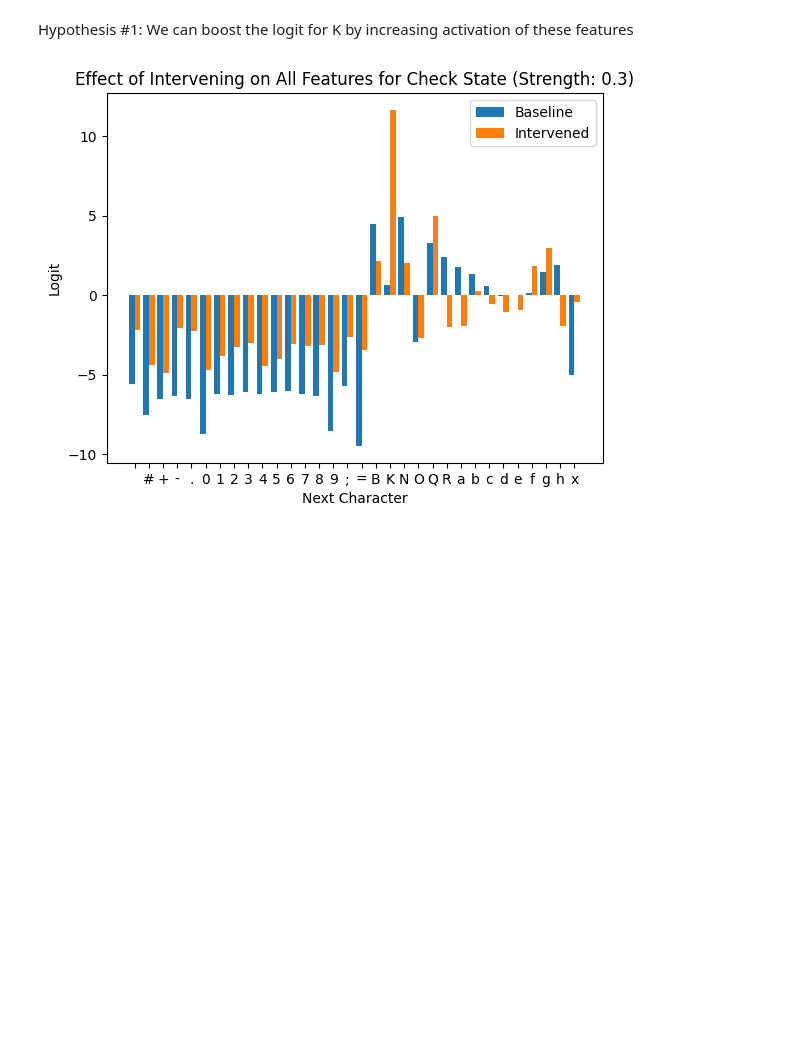
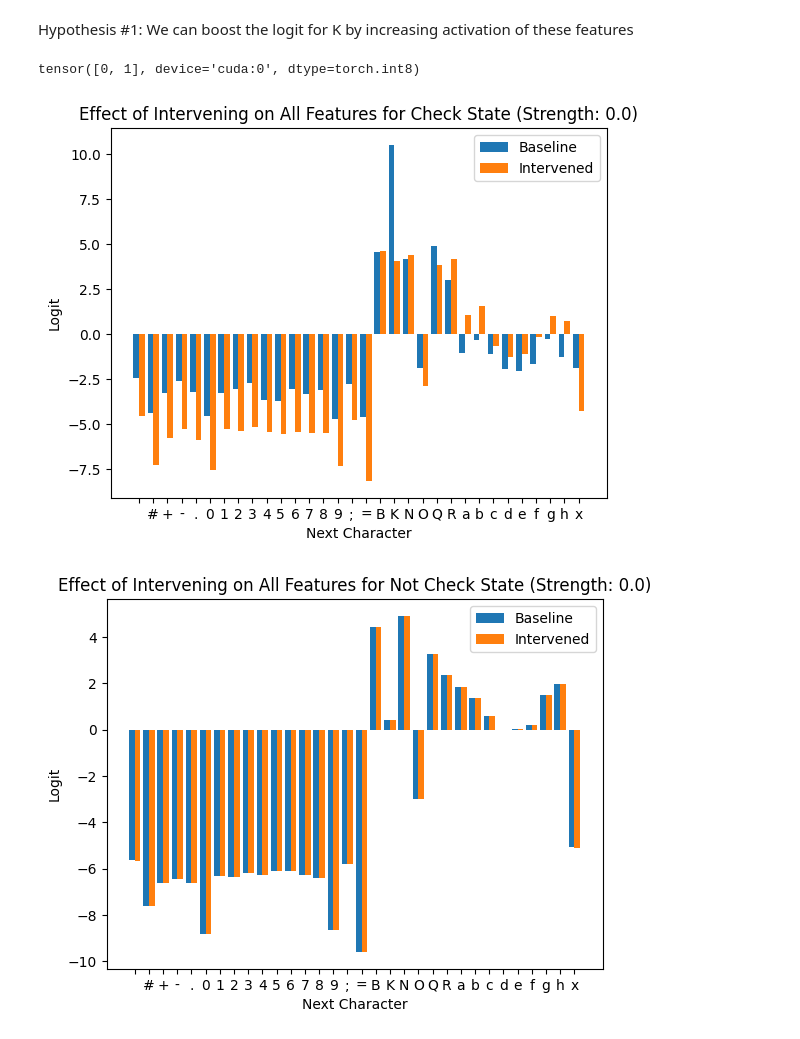
Before and after one commit to jkutaso/chessgpt_sae, a Jupyter notebook: hypothesis_testing_1.ipynb, the cells around one changed output. Saved outputs shown, nothing was run; the diff lists cells and outputs as text; code cells hidden in the pictures; blank space fills up the shorter version.

Commit message:
Some interesting plots

```diff
--- a/hypothesis_testing_1.ipynb
+++ b/hypothesis_testing_1.ipynb
@@ -128,4 +132,8 @@ tensor([1.0000, 1.0000, 1.0000, 1.0000, 1.0000, 1.0000, 1.0000, 0.5000, 1.0000,
         1.0000, 1.0000, 1.0000], device='cuda:0')
 # %% [markdown]
 Hypothesis #1: We can boost the logit for K by increasing activation of these features
+# %%
+is_check.unique()
+# %% [output]
+tensor([0, 1], device='cuda:0', dtype=torch.int8)
 # %%
@@ -166,21 +191,39 @@ def get_all_logits(feature_list, strength):
 # %%
-example_strength = 0.3
-averaged_baseline_logits, averaged_intervened_logits, averaged_diff_logits = get_all_logits(features_for_check_state, example_strength)
-X = [meta['itos'][i] for i in range(len(averaged_baseline_logits.cpu().numpy()))]
-y = averaged_baseline_logits.cpu().numpy()
-z = averaged_intervened_logits.cpu().numpy()
+example_strength = 0.0
+averaged_baseline_logits_check, averaged_baseline_logits_not_check = get_baseline_logits()
+averaged_intervened_logits_check, averaged_intervened_logits_not_check = get_intervened_logits(features_for_check_state, example_strength)
+averaged_diff_logits_check = averaged_intervened_logits_check - averaged_baseline_logits_check
+averaged_diff_logits_not_check = averaged_intervened_logits_not_check - averaged_baseline_logits_not_check
+X = [meta['itos'][i] for i in range(len(averaged_baseline_logits_check.cpu().numpy()))]
+y = averaged_baseline_logits_check.cpu().numpy()
+z = averaged_intervened_logits_check.cpu().numpy()
 X_axis = np.arange(len(X))
 
 plt.bar(X_axis - 0.2, y, 0.4, label = 'Baseline')
 plt.bar(X_axis + 0.2, z, 0.4, label = 'Intervened')
 
 plt.xticks(X_axis, X)
 plt.xlabel("Next Character")
 plt.ylabel("Logit")
 plt.title(f"Effect of Intervening on All Features for Check State (Strength: {example_strength})")
 plt.legend()
 plt.show()
+
+y = averaged_baseline_logits_not_check.cpu().numpy()
+z = averaged_intervened_logits_not_check.cpu().numpy()
+X_axis = np.arange(len(X))
+
+plt.bar(X_axis - 0.2, y, 0.4, label = 'Baseline')
+plt.bar(X_axis + 0.2, z, 0.4, label = 'Intervened')
+
+plt.xticks(X_axis, X)
+plt.xlabel("Next Character")
+plt.ylabel("Logit")
+plt.title(f"Effect of Intervening on All Features for Not Check State (Strength: {example_strength})")
+plt.legend()
+plt.show()
 # %% [output]
-[figure, old version]
+[figure, new version]
+[figure, added]
 # %%
 # Let's try to sweep over different strengths and perhaps separate out different features
```
Also changed, not shown: parts of 14 cells of this notebook, 5 other files.
